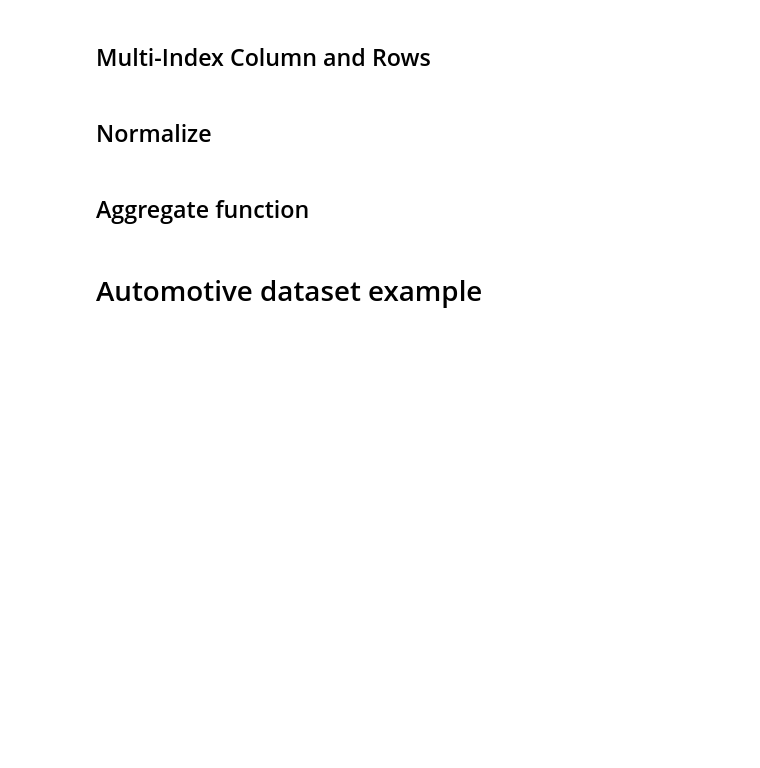
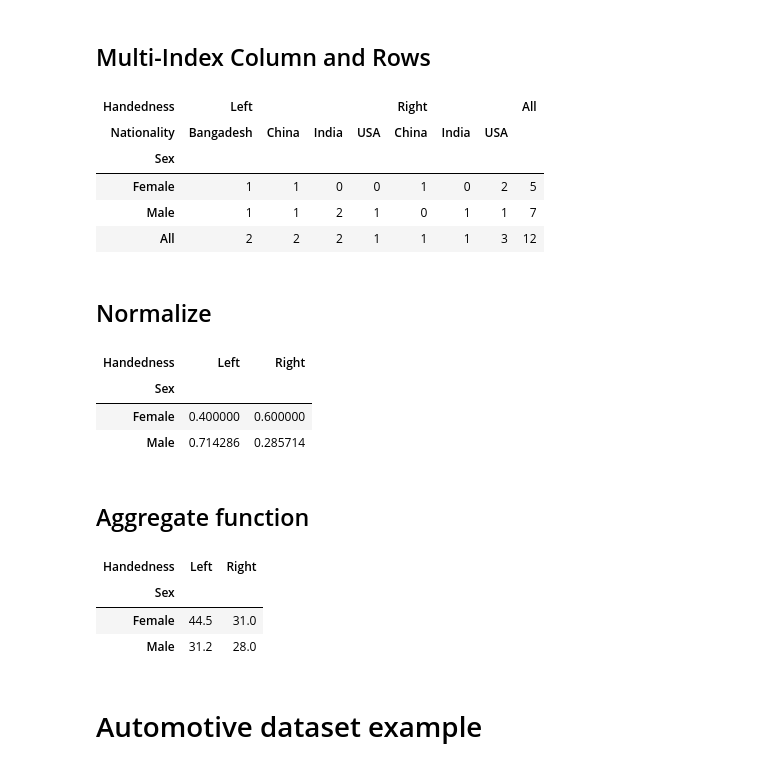
Before and after one commit to dayanandv/Data-Science, a Jupyter notebook: Crosstab.ipynb, the cells around one changed output. Cells and saved outputs as stored; diff of their text form; code cells hidden in the pictures; blank space fills up the shorter version.

```diff
--- a/Crosstab.ipynb
+++ b/Crosstab.ipynb
@@ -11,9 +49,33 @@ df
 # %% [markdown]
 ## Multi-Index Column and Rows
+# %%
+pd.crosstab(df.Sex, [df.Handedness, df.Nationality], margins=True)
+# %% [output]
+| Handedness | Left |  |  |  | Right |  |  | All |
+| Nationality | Bangadesh | China | India | USA | China | India | USA |  |
+| Sex |  |  |  |  |  |  |  |  |
+| Female | 1 | 1 | 0 | 0 | 1 | 0 | 2 | 5 |
+| Male | 1 | 1 | 2 | 1 | 0 | 1 | 1 | 7 |
+| All | 2 | 2 | 2 | 1 | 1 | 1 | 3 | 12 |
 # %% [markdown]
 ## Normalize
+# %%
+pd.crosstab(df.Sex, df.Handedness, normalize='index')
+# %% [output]
+| Handedness | Left | Right |
+| Sex |  |  |
+| Female | 0.400000 | 0.600000 |
+| Male | 0.714286 | 0.285714 |
 # %% [markdown]
 ## Aggregate function
+# %%
+import numpy as np
+pd.crosstab(df.Sex, df.Handedness, values=df.Age, aggfunc=np.average)
+# %% [output]
+| Handedness | Left | Right |
+| Sex |  |  |
+| Female | 44.5 | 31.0 |
+| Male | 31.2 | 28.0 |
 # %% [markdown]
 # Automotive dataset example
 # %% [markdown]
```
Also changed, not shown: parts of 14 cells of this notebook.
